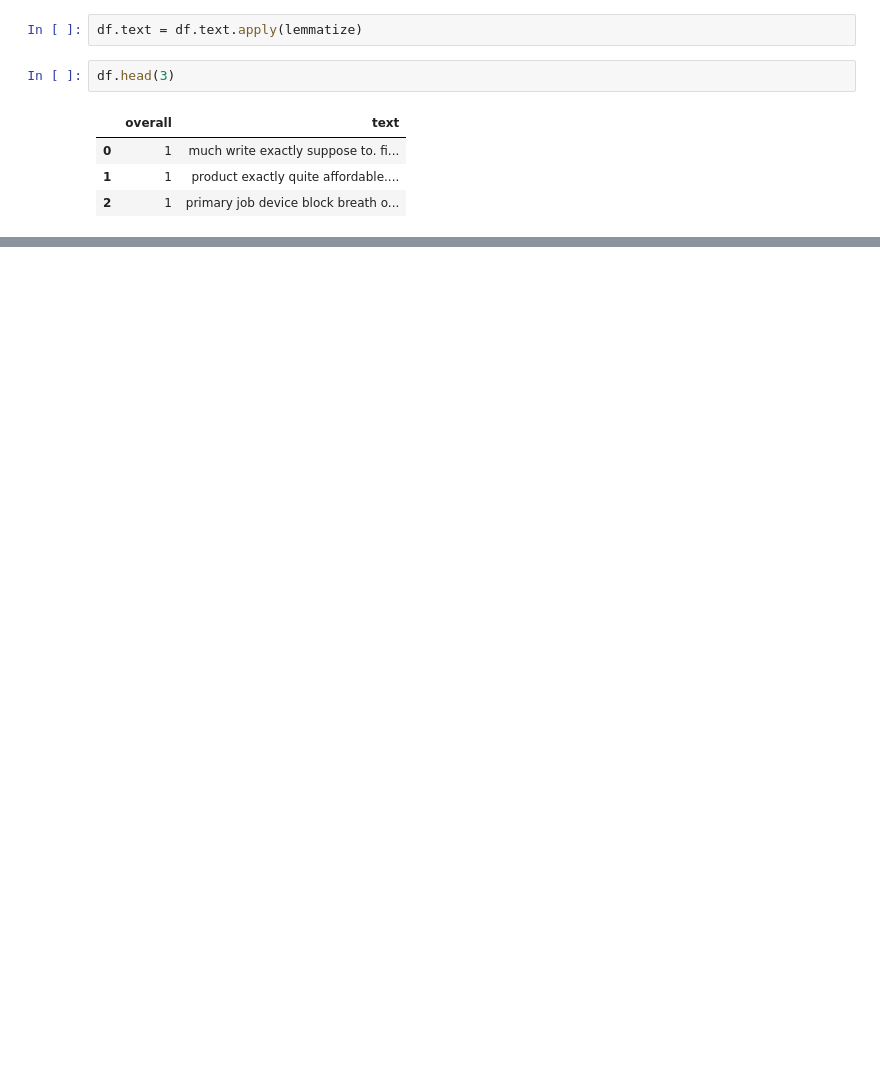
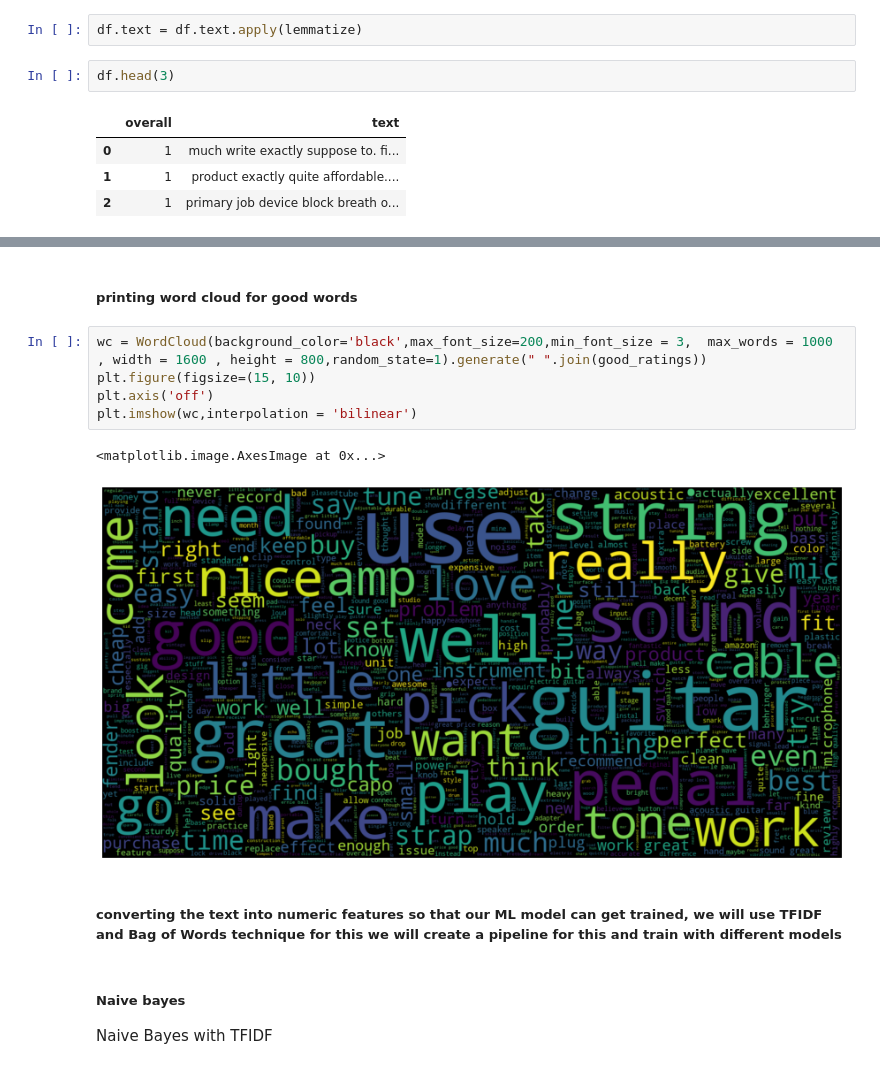
Before and after one commit to Alok2412/NLP, a Jupyter notebook: Customer Rating Prediction Using NLP.ipynb, the cells around one changed output, grey strips where cells are left out. Cells and saved outputs as stored; diff of their text form; blank space fills up the shorter version.

```diff
--- a/Customer Rating Prediction Using NLP.ipynb
+++ b/Customer Rating Prediction Using NLP.ipynb
@@ -402,0 +428,16 @@ df.head(3)
+# %% [markdown]
+##### printing word cloud for good words
+# %%
+wc = WordCloud(background_color='black',max_font_size=200,min_font_size = 3,  max_words = 1000 , width = 1600 , height = 800,random_state=1).generate(" ".join(good_ratings))
+plt.figure(figsize=(15, 10))
+plt.axis('off')
+plt.imshow(wc,interpolation = 'bilinear')
+# %% [output]
+<matplotlib.image.AxesImage at 0x...>
+[figure, added]
+# %% [markdown]
+##### converting the text into numeric features so that our ML model can get trained, we will use TFIDF and Bag of Words technique for this we will create a pipeline for this and train with different models
+# %% [markdown]
+##### Naive bayes
+
+Naive Bayes with TFIDF
```
Also changed, not shown: parts of 89 cells of this notebook.
